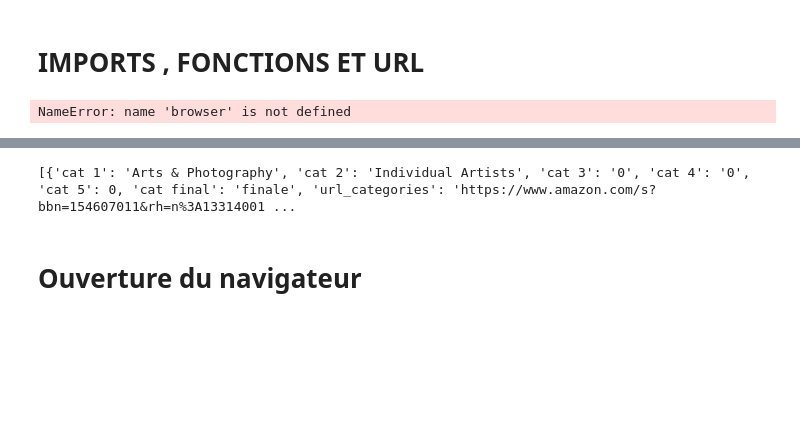
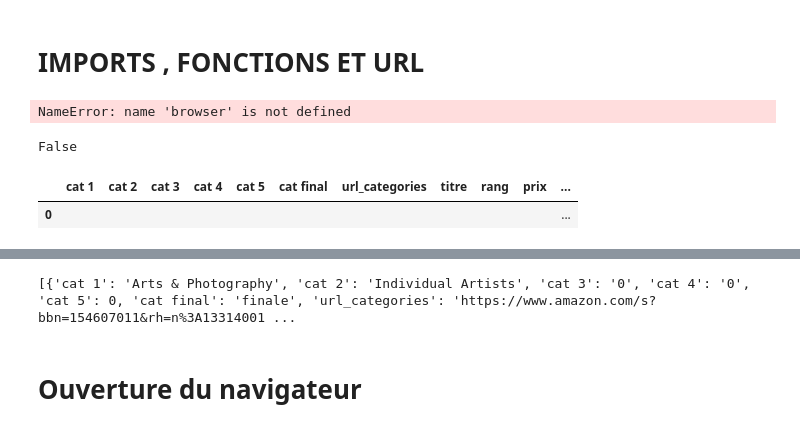
Before and after one commit to thomasgassin/kindle-scrapper, a Jupyter notebook: notebooks/NoteBook.ipynb, the cells around one changed output, grey strips where cells are left out. Saved outputs shown, nothing was run; the diff lists cells and outputs as text; code cells hidden in the pictures; blank space fills up the shorter version.

Commit message:
avancé sur encodage des catégories

```diff
--- a/notebooks/NoteBook.ipynb
+++ b/notebooks/NoteBook.ipynb
@@ -109,10 +109,9 @@ def encrypterv2(i,url,titre,rang,prix):
         writer.writerows(dictionnary)
 
 
-def encrypterv3(i,url,titre,rang,prix): # dans cette fonction, on encode avec un dataframe et non un dictionnaire
+def encrypterv3(i,url,titre,rang,prix,dframe): # dans cette fonction, on encode avec un dataframe et non un dictionnaire
     liste_intermediaire = [] # on créé une liste vide
     # index_livres_scrappes = ['cat 1', 'cat 2', 'cat 3', 'cat 4', 'cat 5','cat final','url_categories','titre','rang','prix','url']
-    df = pd.read_csv('resultats_livres.csv', index_col =  0 )
     #df1 = pd.concat( df , # on ajoute les éléments
     df1 = pd.DataFrame(  [[ dataframe_FINALE['cat 1'][i],
                             dataframe_FINALE['cat 2'][i],
@@ -125,9 +124,9 @@ def encrypterv3(i,url,titre,rang,prix): # dans cette fonction, on encode avec un
                             'rang' ,
                             'prix',
                             'url' ]]  ,   columns = index_livres_scrappes   )
-    df = df.append(df1 , ignore_index=True )
+    df = dframe.append(df1 , ignore_index=True )
     # exemple df = pd.DataFrame([[1, 2], [3, 4]], columns=list('AB'), index=['x', 'y'])
-    df.to_csv('resultats_livres.csv')
+    return df
 
 def encrypter_dataframe(dataframe, url,titre,rang,prix):
     dataframe[""] = [{'url':url ,'titre':titre,  'rang':rang ,'prix':prix }]
@@ -161,7 +160,7 @@ def encryper_depuis_url_page_livre(url):
         prix = None
     encrypter(url,titre,rang,prix)
 
-def encryper_depuis_url_page_livre_v2(i,url): # ce programme inclut la reférence à la ligne i du dataframe des catégories
+def encryper_depuis_url_page_livre_v2(i,url,df): # ce programme inclut la reférence à la ligne i du dataframe des catégories
     browser.get(url)
     code_de_la_page = browser.page_source
     soup = BeautifulSoup(code_de_la_page , 'lxml')
@@ -183,7 +182,7 @@ def encryper_depuis_url_page_livre_v2(i,url): # ce programme inclut la reférenc
         prix = soup.find('span' , class_ = 'a-price-whole').text.strip(' ').strip('.')
     else:
         prix = None
-    encrypterv3(i,url,titre,rang,prix) #on se réfère à la v3 de la fonction encrypter
+    return encrypterv3(i,url,titre,rang,prix,df) #on se réfère à la v3 de la fonction encrypter
 
 
 
@@ -207,6 +206,29 @@ def trouver_node_url(url):
 def trouver_node(url):
     node = url.split('&dc')[0].split('%')[-1]
     return (node)
+
+def creerdataframevide():
+    df = pd.DataFrame(  [["","","","","","","","","","",""]]  ,   columns = index_livres_scrappes   )
+    return df
+
+def livre_dans_page(url): #fonction qui détermine s'il y a des livres dans la page
+    browser.get( url) #navigue sur une page avec tous les liens de la liste
+    html_page_listing = browser.page_source # permet de prendre le code html de la page
+    soup = BeautifulSoup(html_page_listing , 'lxml') # créer la soupe avec le parser
+    livres = soup.find_all('div' ,{ 'data-asin':True, 'data-component-type' : 's-search-result'} ) # trouve tous les livres de la pages
+    if livres!=[]:
+        return True
+    else :
+        return False
+# %%
+livre_dans_page('https://www.amazon.com/s?i=digital-text&rh=n%3A154656011&fs=true&page=700')
+# %% [output]
+False
+# %%
+creerdataframevide()
+# %% [output]
+|  | cat 1 | cat 2 | cat 3 | cat 4 | cat 5 | cat final | url_categories | titre | rang | prix | ... |
+| 0 |  |  |  |  |  |  |  |  |  |  | ... |
 # %%
 i=1
 df1 = pd.DataFrame(  [[ dataframe_FINALE['cat 1'][i],
```
Also changed, not shown: parts of 4 cells of this notebook.
